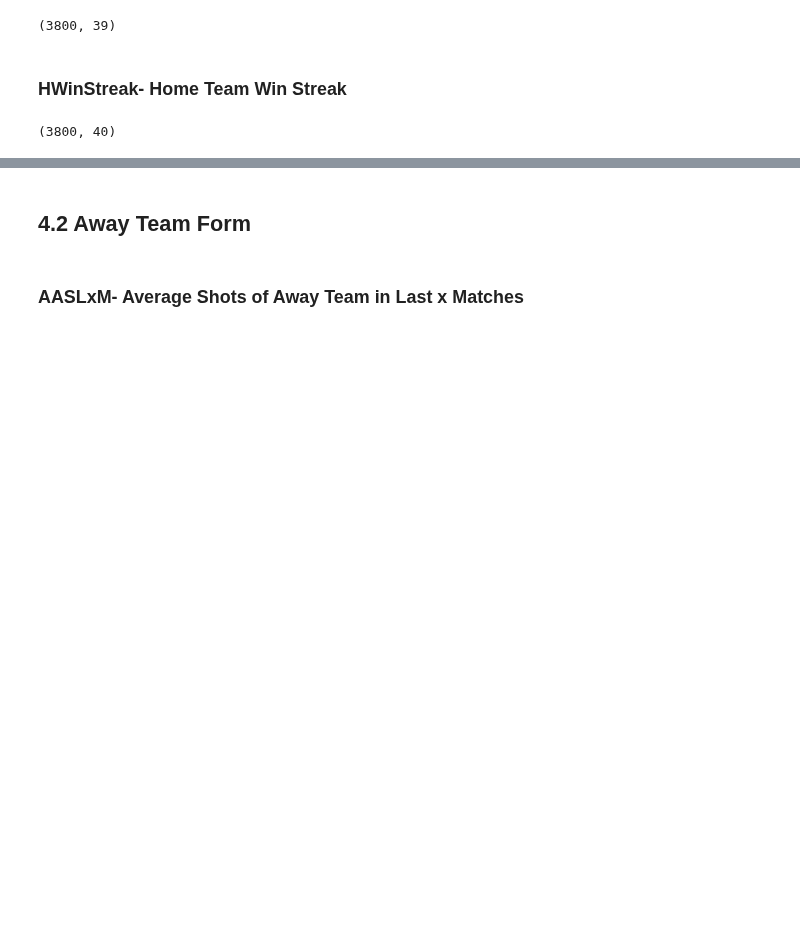
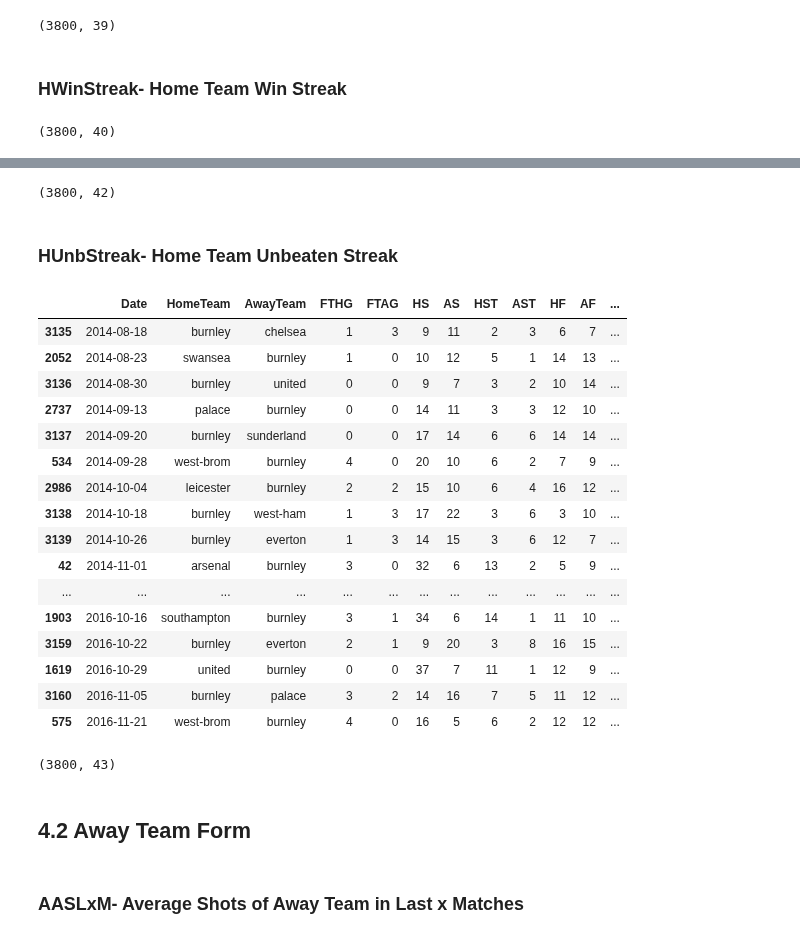
Before and after one commit to schoibs/football-match-prediction, a Jupyter notebook: 2 EDA & Feature Engineering.ipynb, the cells around one changed output, grey strips where cells are left out. Cells and saved outputs as stored; diff of their text form; code cells hidden in the pictures; blank space fills up the shorter version.

Commit message:
Added 6 new variables related to Unbeaten Form & Streak

```diff
--- a/2 EDA & Feature Engineering.ipynb
+++ b/2 EDA & Feature Engineering.ipynb
@@ -871,7 +871,7 @@ for team in df['HomeTeam'].unique():
     for i in range(1, number_of_previous_matches+1):
         column += team_df['Number of Wins'].shift(i)
 
-    team_df['HWPLxHM'] = column / number_of_previous_matches
+    team_df['HWPLxHM'] = (column / number_of_previous_matches)*100
     team_df.drop(columns=['Number of Wins'], inplace=True)
 
     team_df = team_df[team_df['HomeTeam'] == team]
@@ -942,0 +985,6 @@ df.shape
+# %%
+def getNumberOfUnbeatenAtHome(row):
+    if row['Result'] == 'W' or row['Result'] == 'D':
+        return 1
+    else:
+        return 0
@@ -943,3 +1030,66 @@ df.shape
+# %%
+df.shape
+# %% [output]
+(3800, 42)
+# %% [markdown]
+### HUnbStreak- Home Team Unbeaten Streak
+# %%
+def getBooleanUnbeaten(row, team):
+    if row['HomeTeam'] == team:
+        if row['Result'] == 'W' or row['Result'] == 'D':
+            return 1
+        else:
+            return 0
+    else:
+        if row['Result'] == 'L' or row['Result'] == 'D':
+            return 1
+        else:
+            return 0
+# %%
+temp_df = pd.DataFrame()
+
+for team in df['HomeTeam'].unique():
+    team_df = df[(df['HomeTeam'] == team) | (df['AwayTeam'] == team)]
+    team_df = team_df.sort_values(by = 'Date')
+
+    team_df['Unbeaten'] = team_df.apply(lambda row: getBooleanUnbeaten(row, team), axis=1)
+
+    grouper = (team_df['Unbeaten'] != team_df['Unbeaten'].shift()).cumsum()
+    team_df['HUnbStreak'] = team_df['Unbeaten'].groupby(grouper).cumsum()
+    team_df.drop(columns=['Unbeaten'], inplace=True)
+    team_df['HUnbStreak'] = team_df['HUnbStreak'].shift(1)
+
+    team_df = team_df[team_df['HomeTeam'] == team]
+    temp_df = pd.concat([temp_df, team_df]).reset_index(drop=True)
+
+df = temp_df
+# %%
+# df.tail()
+
+team='burnley'
+df[(df['HomeTeam'] == team) | (df['AwayTeam'] == team)].sort_values(by = 'Date').head(50)
+# %% [output]
+|  | Date | HomeTeam | AwayTeam | FTHG | FTAG | HS | AS | HST | AST | HF | AF | ... |
+| 3135 | 2014-08-18 | burnley | chelsea | 1 | 3 | 9 | 11 | 2 | 3 | 6 | 7 | ... |
+| 2052 | 2014-08-23 | swansea | burnley | 1 | 0 | 10 | 12 | 5 | 1 | 14 | 13 | ... |
+| 3136 | 2014-08-30 | burnley | united | 0 | 0 | 9 | 7 | 3 | 2 | 10 | 14 | ... |
+| 2737 | 2014-09-13 | palace | burnley | 0 | 0 | 14 | 11 | 3 | 3 | 12 | 10 | ... |
+| 3137 | 2014-09-20 | burnley | sunderland | 0 | 0 | 17 | 14 | 6 | 6 | 14 | 14 | ... |
+| 534 | 2014-09-28 | west-brom | burnley | 4 | 0 | 20 | 10 | 6 | 2 | 7 | 9 | ... |
+| 2986 | 2014-10-04 | leicester | burnley | 2 | 2 | 15 | 10 | 6 | 4 | 16 | 12 | ... |
+| 3138 | 2014-10-18 | burnley | west-ham | 1 | 3 | 17 | 22 | 3 | 6 | 3 | 10 | ... |
+| 3139 | 2014-10-26 | burnley | everton | 1 | 3 | 14 | 15 | 3 | 6 | 12 | 7 | ... |
+| 42 | 2014-11-01 | arsenal | burnley | 3 | 0 | 32 | 6 | 13 | 2 | 5 | 9 | ... |
+| ... | ... | ... | ... | ... | ... | ... | ... | ... | ... | ... | ... | ... |
+| 1903 | 2016-10-16 | southampton | burnley | 3 | 1 | 34 | 6 | 14 | 1 | 11 | 10 | ... |
+| 3159 | 2016-10-22 | burnley | everton | 2 | 1 | 9 | 20 | 3 | 8 | 16 | 15 | ... |
+| 1619 | 2016-10-29 | united | burnley | 0 | 0 | 37 | 7 | 11 | 1 | 12 | 9 | ... |
+| 3160 | 2016-11-05 | burnley | palace | 3 | 2 | 14 | 16 | 7 | 5 | 11 | 12 | ... |
+| 575 | 2016-11-21 | west-brom | burnley | 4 | 0 | 16 | 5 | 6 | 2 | 12 | 12 | ... |
+# %%
+df.shape
+# %% [output]
+(3800, 43)
 # %% [markdown]
 ## 4.2 Away Team Form
 # %% [markdown]
```
Also changed, not shown: parts of 43 cells of this notebook, 3 other files.
